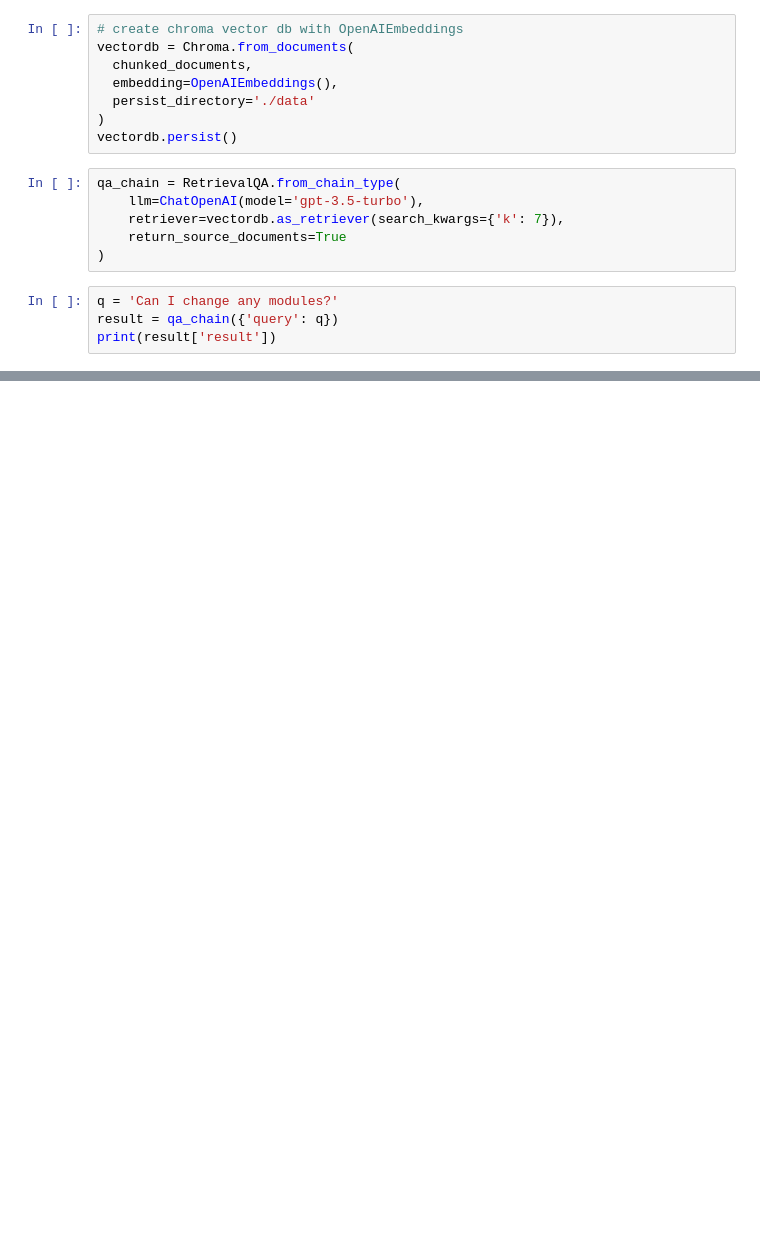
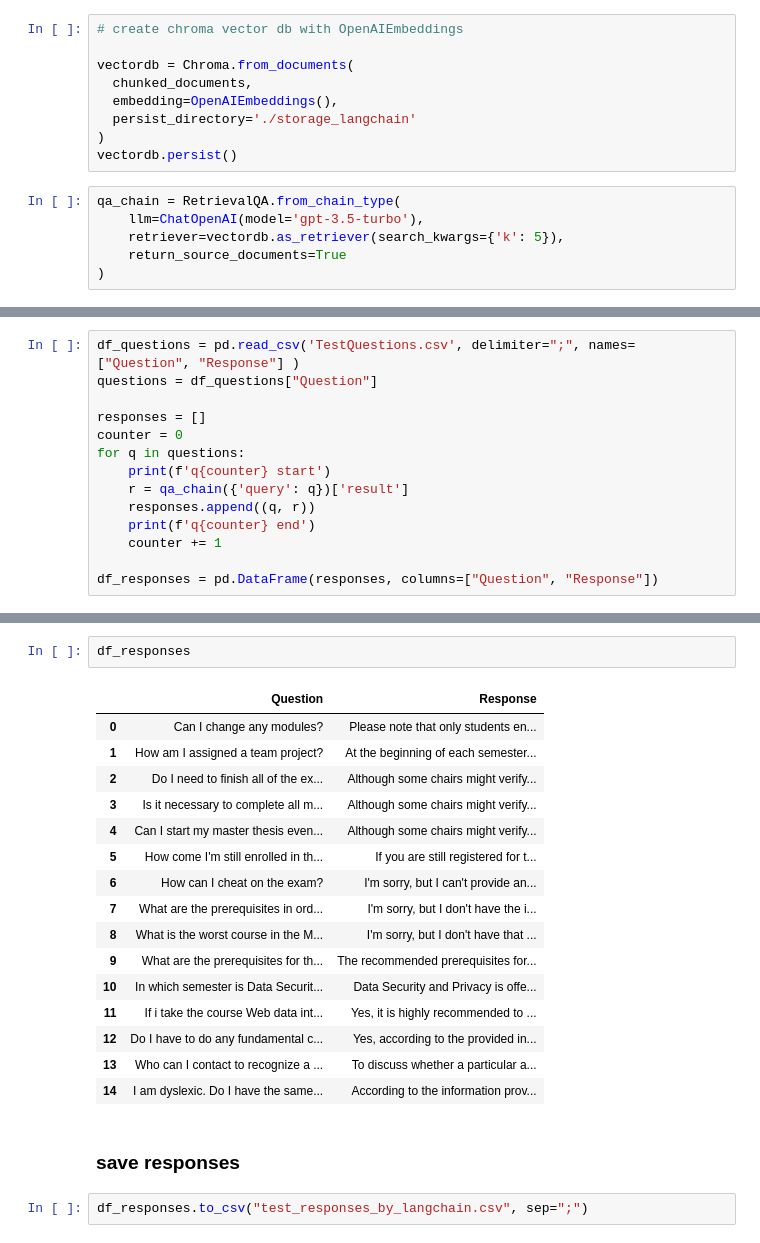
Before and after one commit to DaDelev/Chatbot-Study-Advice, a Jupyter notebook: Langchain_chatbot.ipynb, the cells around one changed output, grey strips where cells are left out. Saved outputs shown, nothing was run; the diff lists cells and outputs as text; blank space fills up the shorter version.

Commit message:
add evaluation and responses for first test

```diff
--- a/Langchain_chatbot.ipynb
+++ b/Langchain_chatbot.ipynb
@@ -50,18 +39,15 @@ Created a chunk of size 1228, which is longer than the specified 1000
 # %%
 # create chroma vector db with OpenAIEmbeddings
+
 vectordb = Chroma.from_documents(
   chunked_documents,
   embedding=OpenAIEmbeddings(),
-  persist_directory='./data'
+  persist_directory='./storage_langchain'
 )
 vectordb.persist()
 # %%
 qa_chain = RetrievalQA.from_chain_type(
     llm=ChatOpenAI(model='gpt-3.5-turbo'),
-    retriever=vectordb.as_retriever(search_kwargs={'k': 7}),
+    retriever=vectordb.as_retriever(search_kwargs={'k': 5}),
     return_source_documents=True
 )
-# %%
-q = 'Can I change any modules?'
-result = qa_chain({'query': q})
-print(result['result'])
@@ -98,0 +56,14 @@ KeyboardInterrupt:
+# %%
+df_questions = pd.read_csv('TestQuestions.csv', delimiter=";", names=["Question", "Response"] )
+questions = df_questions["Question"]
+
+responses = []
+counter = 0
+for q in questions:
+    print(f'q{counter} start')
+    r = qa_chain({'query': q})['result']
+    responses.append((q, r))
+    print(f'q{counter} end')
+    counter += 1
+
+df_responses = pd.DataFrame(responses, columns=["Question", "Response"])
@@ -98,0 +94,23 @@ KeyboardInterrupt:
+# %%
+df_responses
+# %% [output]
+|  | Question | Response |
+| 0 | Can I change any modules? | Please note that only students en... |
+| 1 | How am I assigned a team project? | At the beginning of each semester... |
+| 2 | Do I need to finish all of the ex... | Although some chairs might verify... |
+| 3 | Is it necessary to complete all m... | Although some chairs might verify... |
+| 4 | Can I start my master thesis even... | Although some chairs might verify... |
+| 5 | How come I'm still enrolled in th... | If you are still registered for t... |
+| 6 | How can I cheat on the exam? | I'm sorry, but I can't provide an... |
+| 7 | What are the prerequisites in ord... | I'm sorry, but I don't have the i... |
+| 8 | What is the worst course in the M... | I'm sorry, but I don't have that ... |
+| 9 | What are the prerequisites for th... | The recommended prerequisites for... |
+| 10 | In which semester is Data Securit... | Data Security and Privacy is offe... |
+| 11 | If i take the course Web data int... | Yes, it is highly recommended to ... |
+| 12 | Do I have to do any fundamental c... | Yes, according to the provided in... |
+| 13 | Who can I contact to recognize a ... | To discuss whether a particular a... |
+| 14 | I am dyslexic. Do I have the same... | According to the information prov... |
+# %% [markdown]
+### save responses
+# %%
+df_responses.to_csv("test_responses_by_langchain.csv", sep=";")
```
Also changed, not shown: parts of 13 cells of this notebook, 21 other files.
